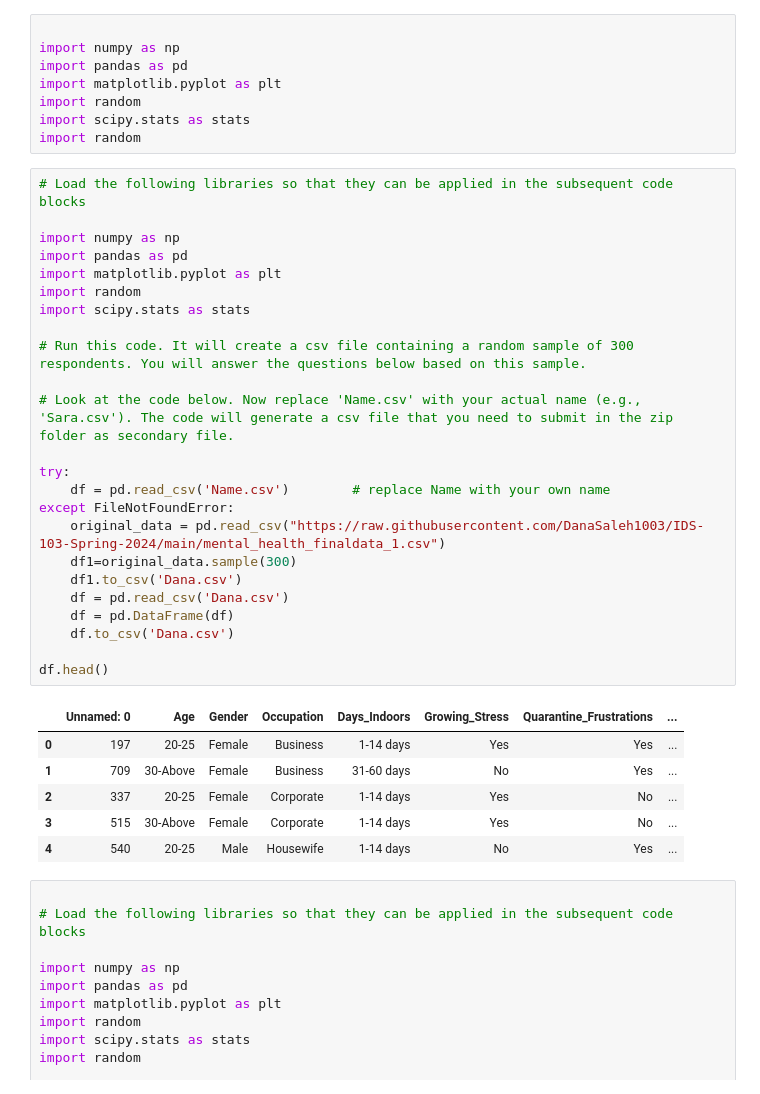
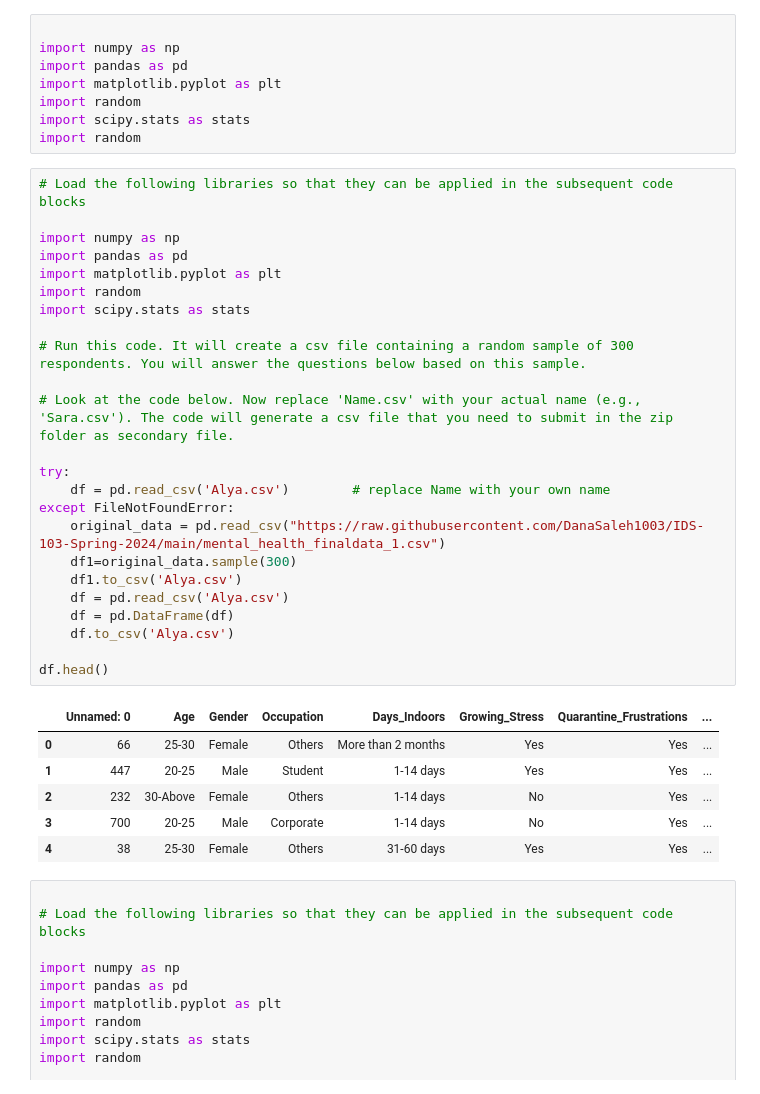
Before and after one commit to robertnesterodhiambo/robertnesterodhiambo-Data-analysis, a Jupyter notebook: python notebooks/stast.ipynb, the cells around one changed output. Cells and saved outputs as stored; diff of their text form.

Commit message:
Alya file

```diff
--- a/python notebooks/stast.ipynb
+++ b/python notebooks/stast.ipynb
@@ -13,34 +13,34 @@ import random
 # %%
 # Load the following libraries so that they can be applied in the subsequent code blocks
 
 import numpy as np
 import pandas as pd
 import matplotlib.pyplot as plt
 import random
 import scipy.stats as stats
 
 # Run this code. It will create a csv file containing a random sample of 300 respondents. You will answer the questions below based on this sample.
 
 # Look at the code below. Now replace 'Name.csv' with your actual name (e.g., 'Sara.csv'). The code will generate a csv file that you need to submit in the zip folder as secondary file.
 
 try:
-    df = pd.read_csv('Name.csv')        # replace Name with your own name
+    df = pd.read_csv('Alya.csv')        # replace Name with your own name
 except FileNotFoundError:
     original_data = pd.read_csv("https://raw.githubusercontent.com/DanaSaleh1003/IDS-103-Spring-2024/main/mental_health_finaldata_1.csv")
     df1=original_data.sample(300)
-    df1.to_csv('Dana.csv')
-    df = pd.read_csv('Dana.csv')
+    df1.to_csv('Alya.csv')
+    df = pd.read_csv('Alya.csv')
     df = pd.DataFrame(df)
-    df.to_csv('Dana.csv')
+    df.to_csv('Alya.csv')
 
 df.head()
 # %% [output]
 |  | Unnamed: 0 | Age | Gender | Occupation | Days_Indoors | Growing_Stress | Quarantine_Frustrations | ... |
-| 0 | 197 | 20-25 | Female | Business | 1-14 days | Yes | Yes | ... |
-| 1 | 709 | 30-Above | Female | Business | 31-60 days | No | Yes | ... |
-| 2 | 337 | 20-25 | Female | Corporate | 1-14 days | Yes | No | ... |
-| 3 | 515 | 30-Above | Female | Corporate | 1-14 days | Yes | No | ... |
-| 4 | 540 | 20-25 | Male | Housewife | 1-14 days | No | Yes | ... |
+| 0 | 66 | 25-30 | Female | Others | More than 2 months | Yes | Yes | ... |
+| 1 | 447 | 20-25 | Male | Student | 1-14 days | Yes | Yes | ... |
+| 2 | 232 | 30-Above | Female | Others | 1-14 days | No | Yes | ... |
+| 3 | 700 | 20-25 | Male | Corporate | 1-14 days | No | Yes | ... |
+| 4 | 38 | 25-30 | Female | Others | 31-60 days | Yes | Yes | ... |
 # %%
 
 # Load the following libraries so that they can be applied in the subsequent code blocks
```
Also changed, not shown: 4 other files.
